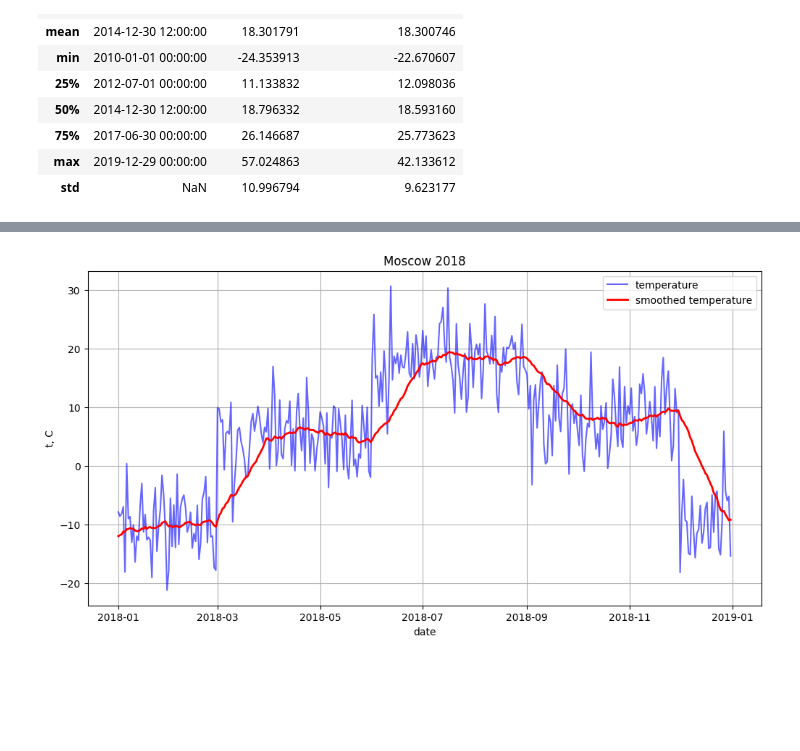
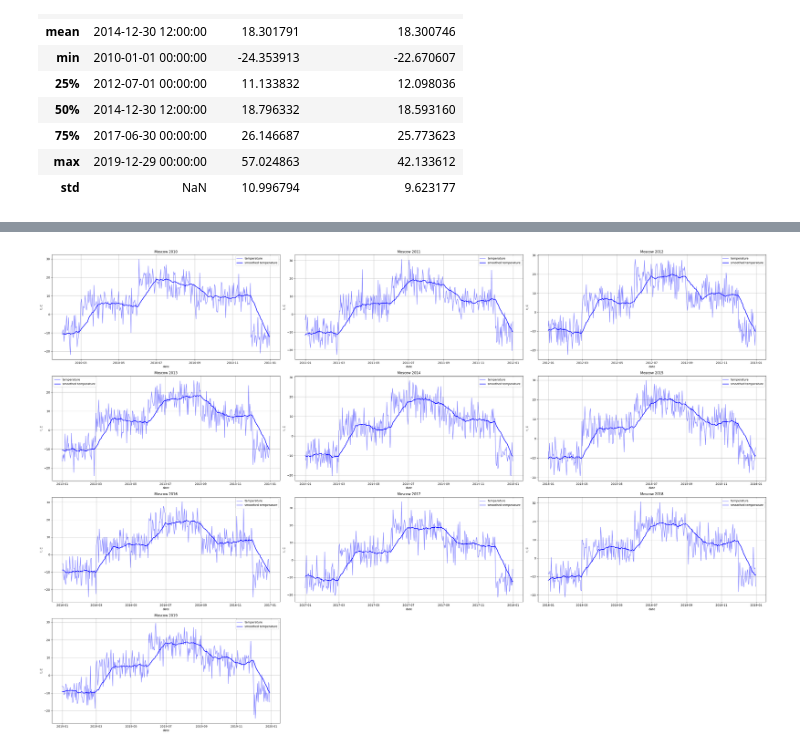
Before and after one commit to vasilyryabtsev/temperature-data, a Jupyter notebook: historical_data_analysis.ipynb, the cells around one changed output, grey strips where cells are left out. Cells and saved outputs as stored; diff of their text form; code cells hidden in the pictures; blank space fills up the shorter version.

Commit message:
add plots

```diff
--- a/historical_data_analysis.ipynb
+++ b/historical_data_analysis.ipynb
@@ -136,0 +159,7 @@ data.describe()
+# %%
+plot_data = None
+
+for city in pd.unique(data['city']):
+    plot_data = pd.concat([plot_data, data[data['city'] == city].iloc[29:]])
+
+plot_data
@@ -137,22 +180,36 @@ data.describe()
 # %%
 import matplotlib.pyplot as plt
+import pandas as pd
 
-moscow_data = data[(data['city'] == 'Moscow') & (data['timestamp'].dt.year == 2018)]
+years = pd.unique(plot_data['timestamp'].dt.year)
 
-plt.figure(figsize=(12, 6))
+ncols = 3
+nrows = (len(years) + ncols - 1) // ncols
 
-plt.plot(moscow_data['timestamp'], moscow_data['temperature'], label='temperature', color='blue', alpha=0.6)
+fig, axes = plt.subplots(nrows, ncols, figsize=(12 * ncols, 6 * nrows))
 
-plt.plot(moscow_data['timestamp'], moscow_data['smoothed_temperature'], label='smoothed temperature', color='red', linewidth=2)
+axes = axes.flatten()
 
-plt.xlabel('date')
-plt.ylabel('t, C')
-plt.title('Moscow 2018')
+for i, year in enumerate(years):
+    ax = axes[i]
 
-plt.legend()
+    moscow_data = plot_data[(plot_data['city'] == 'Moscow') & (plot_data['timestamp'].dt.year == year)]
 
-plt.grid(True)
+    ax.plot(moscow_data['timestamp'], moscow_data['temperature'], label='temperature', color='blue', alpha=0.5)
+    ax.plot(moscow_data['timestamp'], moscow_data['smoothed_temperature'], label='smoothed temperature', color='blue', alpha=1, linewidth=2)
+
+    ax.set_xlabel('date')
+    ax.set_ylabel('t, C')
+    ax.set_title(f'Moscow {year}')
+    ax.grid(True)
+
+    ax.legend()
+
+for i in range(len(years), len(axes)):
+    fig.delaxes(axes[i])
+
+plt.tight_layout()
 
 plt.show()
 # %% [output]
-[figure, old version]
+[figure, new version]
```
Also changed, not shown: parts of 5 cells of this notebook.
